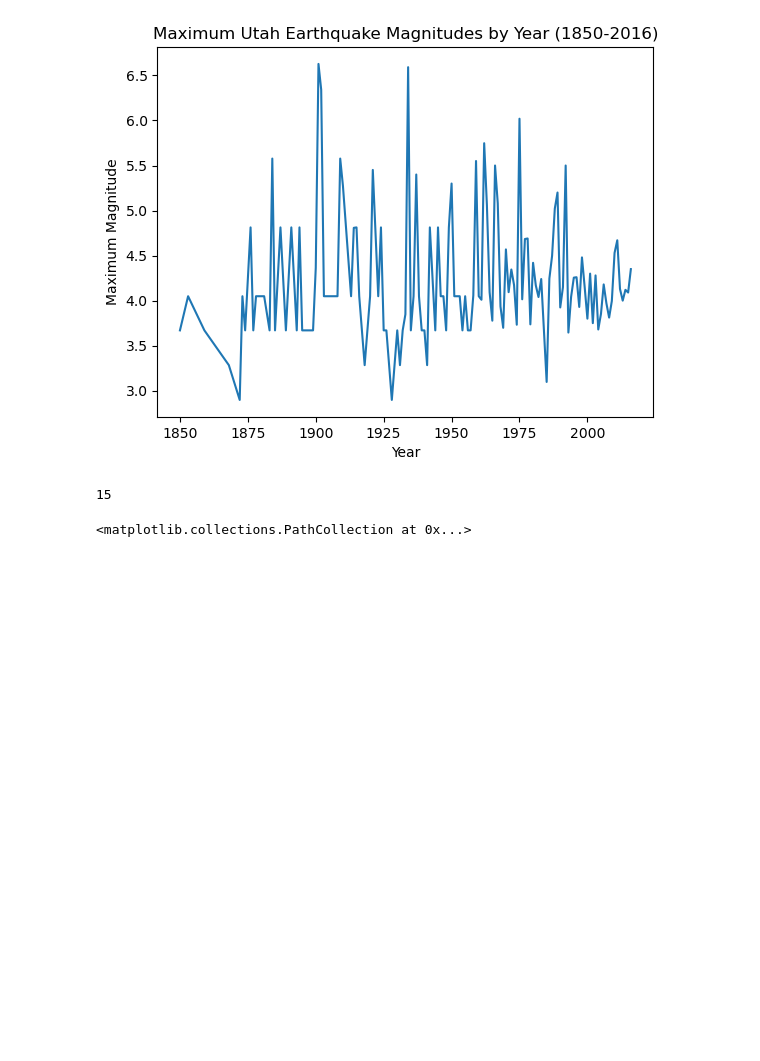
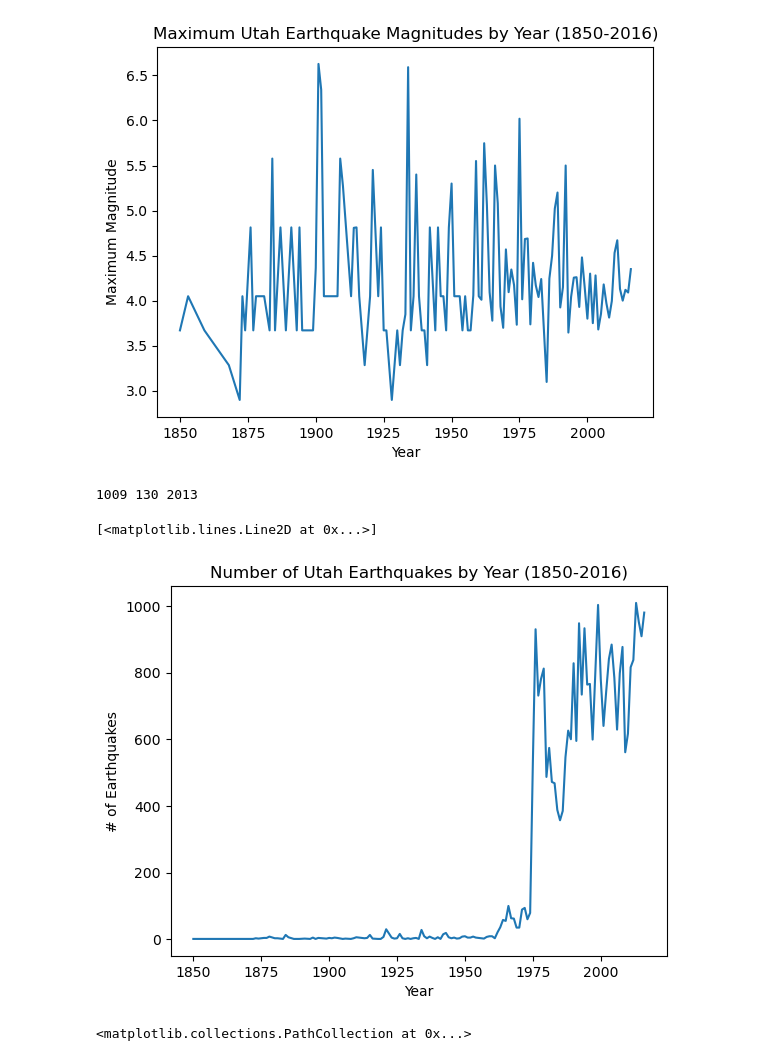
Before and after one commit to haileydennis/utah-earthquake-visualization, a Jupyter notebook: mpl_plots.ipynb, the cells around one changed output. Saved outputs shown, nothing was run; the diff lists cells and outputs as text; code cells hidden in the pictures; blank space fills up the shorter version.

```diff
--- a/mpl_plots.ipynb
+++ b/mpl_plots.ipynb
@@ -104,9 +103,26 @@ plt.plot(years, max_mags)
 [<matplotlib.lines.Line2D at 0x...>]
 [figure]
 # %%
-print(len(sig_quakes[1]))
+quake_count = []
+for year in years:
+    quake_count.append(earthquake_df.where(earthquake_df.Year == year).dropna().OBJECTID.count())
-# %% [output]
-15
+# %%
+most_quakes = max(quake_count)
+most_quakes_index = quake_count.index(most_quakes)
+most_quakes_year = years[most_quakes_index]
+print(most_quakes, most_quakes_index, most_quakes_year)
+# %% [output]
+1009 130 2013
+# %%
+# Plot quake_count by year
+plt.figure()
+plt.title("Number of Utah Earthquakes by Year (1850-2016)")
+plt.ylabel("# of Earthquakes")
+plt.xlabel("Year")
+plt.plot(years, quake_count)
+# %% [output]
+[<matplotlib.lines.Line2D at 0x...>]
+[figure, added]
 # %%
 plt.figure()
 plt.title("Notable Earthquakes in Utah [mag > 5.4] (1850-2016)")
```
Also changed, not shown: parts of 1 cell of this notebook.
